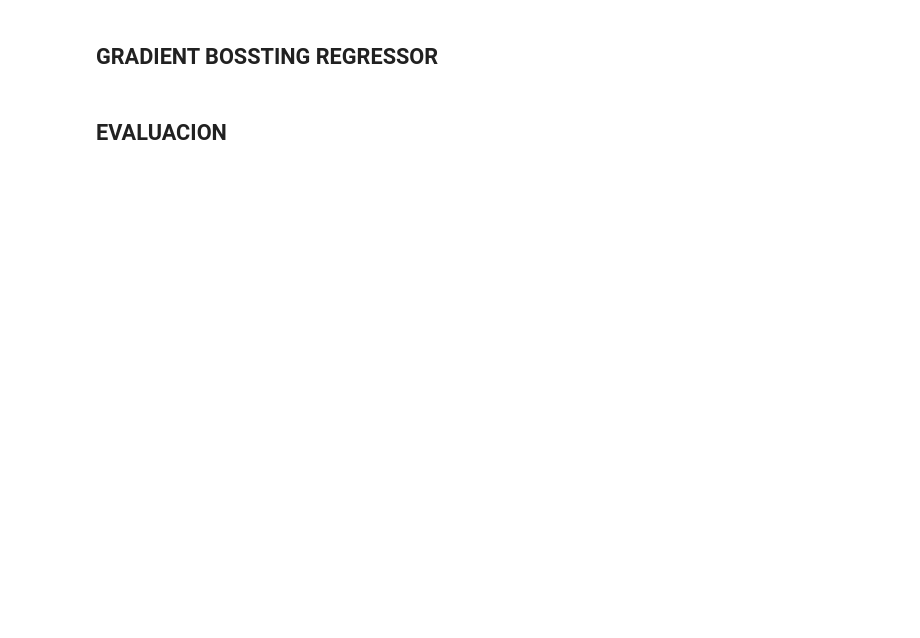
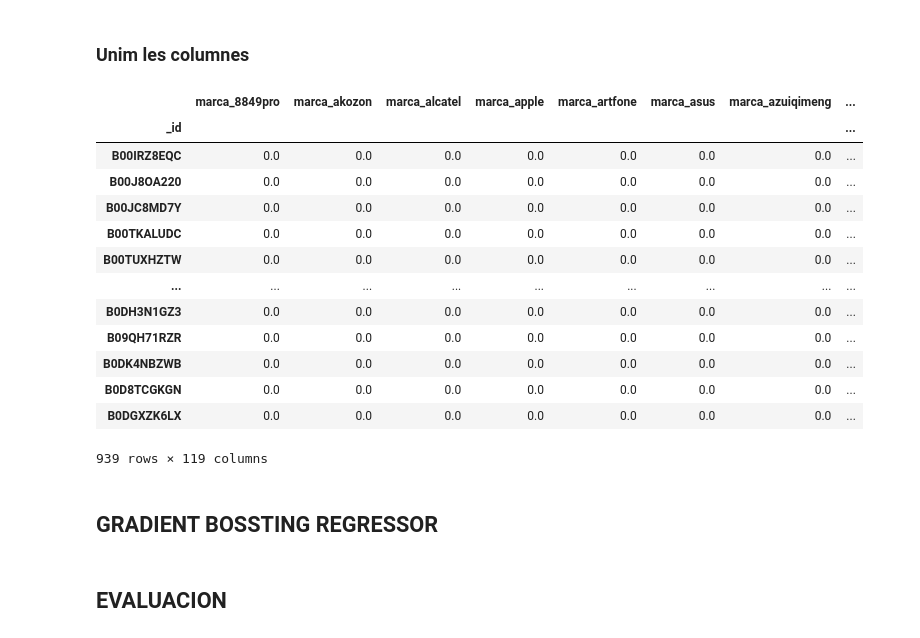
Before and after one commit to sanand5/PIA_Projectes, a Jupyter notebook: Projecte_01/training/TrainModel.ipynb, the cells around one changed output. Saved outputs shown, nothing was run; the diff lists cells and outputs as text; code cells hidden in the pictures; blank space fills up the shorter version.

```diff
--- a/Projecte_01/training/TrainModel.ipynb
+++ b/Projecte_01/training/TrainModel.ipynb
@@ -131,2 +107,23 @@ df
+# %% [markdown]
+### Unim les columnes
+# %%
+df_onehot.index = df_scaled.index
+df_normalitzat = pd.concat([df_onehot, df_scaled], axis=1)
+df_normalitzat
+# %% [output]
+|  | marca_8849pro | marca_akozon | marca_alcatel | marca_apple | marca_artfone | marca_asus | marca_azuiqimeng | ... |
+| _id |  |  |  |  |  |  |  | ... |
+| B00IRZ8EQC | 0.0 | 0.0 | 0.0 | 0.0 | 0.0 | 0.0 | 0.0 | ... |
+| B00J8OA220 | 0.0 | 0.0 | 0.0 | 0.0 | 0.0 | 0.0 | 0.0 | ... |
+| B00JC8MD7Y | 0.0 | 0.0 | 0.0 | 0.0 | 0.0 | 0.0 | 0.0 | ... |
+| B00TKALUDC | 0.0 | 0.0 | 0.0 | 0.0 | 0.0 | 0.0 | 0.0 | ... |
+| B00TUXHZTW | 0.0 | 0.0 | 0.0 | 0.0 | 0.0 | 0.0 | 0.0 | ... |
+| ... | ... | ... | ... | ... | ... | ... | ... | ... |
+| B0DH3N1GZ3 | 0.0 | 0.0 | 0.0 | 0.0 | 0.0 | 0.0 | 0.0 | ... |
+| B09QH71RZR | 0.0 | 0.0 | 0.0 | 0.0 | 0.0 | 0.0 | 0.0 | ... |
+| B0DK4NBZWB | 0.0 | 0.0 | 0.0 | 0.0 | 0.0 | 0.0 | 0.0 | ... |
+| B0D8TCGKGN | 0.0 | 0.0 | 0.0 | 0.0 | 0.0 | 0.0 | 0.0 | ... |
+| B0DGXZK6LX | 0.0 | 0.0 | 0.0 | 0.0 | 0.0 | 0.0 | 0.0 | ... |
+939 rows × 119 columns
 # %%
 # Separar features y target
```
Also changed, not shown: parts of 34 cells of this notebook, 53 other files.
